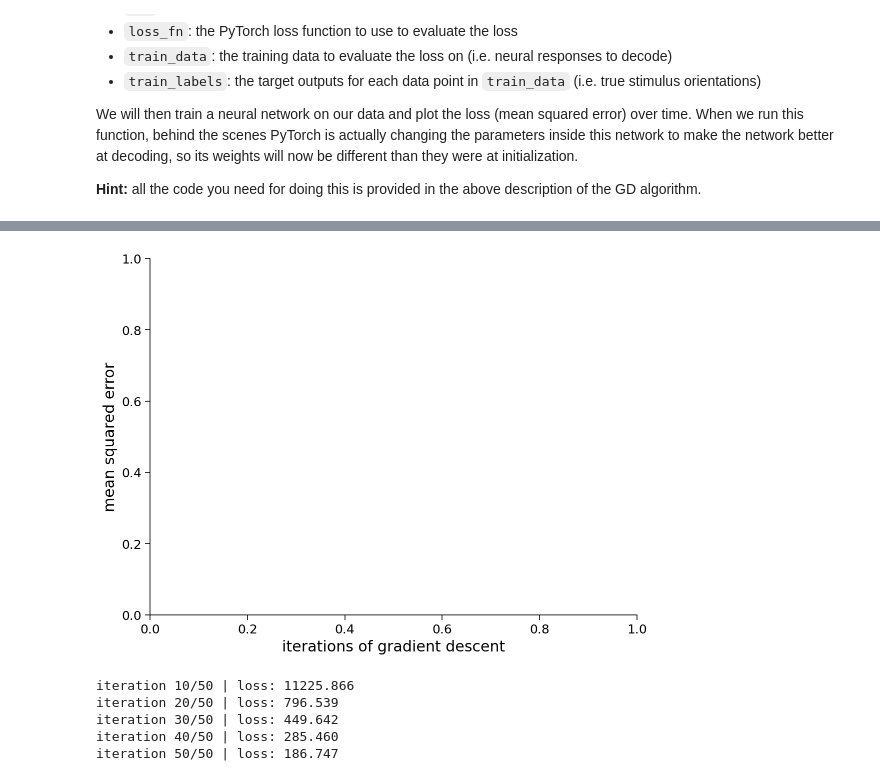
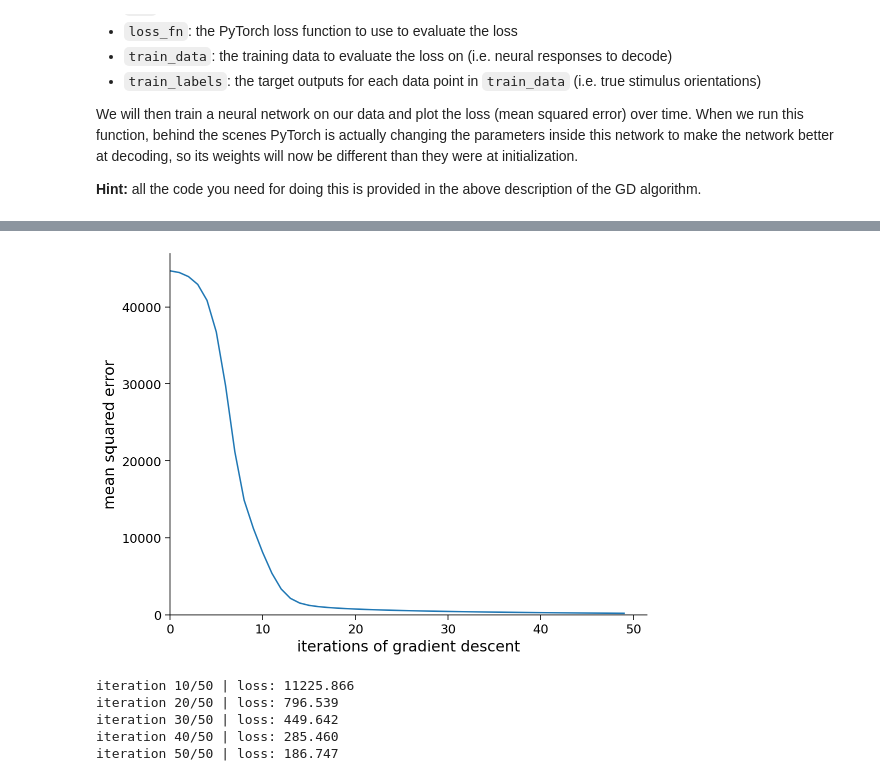
Before and after one commit to RajanDasgupta/course-content, a Jupyter notebook: tutorials/W3D4_DeepLearning1/W3D4_Tutorial1.ipynb, the cells around one changed output, grey strips where cells are left out. Cells and saved outputs as stored; diff of their text form; code cells hidden in the pictures.

```diff
--- a/tutorials/W3D4_DeepLearning1/W3D4_Tutorial1.ipynb
+++ b/tutorials/W3D4_DeepLearning1/W3D4_Tutorial1.ipynb
@@ -455,11 +455,11 @@ class DeepNetReLU(nn.Module):
     ## TO DO for students: write code for computing network output using a
     ## rectified linear activation function for the hidden units
     # Fill out function and remove
-    raise NotImplementedError("Student exercise: complete DeepNetReLU forward")
+#     raise NotImplementedError("Student exercise: complete DeepNetReLU forward")
     ############################################################################
 
-    h = ...
-    y = ...
+    h = torch.relu(self.in_layer(r))
+    y = self.out_layer(h)
 
     return y
 
@@ -474,11 +474,11 @@ r, ori = get_data(1, resp_train, stimuli_train)
 # Uncomment to test your class
 
 # Initialize deep network with M=20 hidden units and uncomment lines below
-# net = DeepNetReLU(...)
+net = DeepNetReLU(n_neurons, 20)
 
 # Decode orientation from these neural responses using initialized network
 # net(r) is equivalent to net.forward(r)
-# out = net(r)
+out = net(r)
 
-# print('decoded orientation: %.2f degrees' % out)
-# print('true orientation: %.2f degrees' % ori)
+print('decoded orientation: %.2f degrees' % out)
+print('true orientation: %.2f degrees' % ori)
@@ -703,18 +708,19 @@ def train(net, loss_fn, train_data, train_labels, n_iter=50, learning_rate=1e-4)
 
     ######################################################################
     ## TO DO for students: fill in missing code for GD iteration
-    raise NotImplementedError("Student exercise: write code for GD iterations")
+#     raise NotImplementedError("Student exercise: write code for GD iterations")
     ######################################################################
 
     # Evaluate loss using loss_fn
-    out = ...  # compute network output from inputs in train_data
-    loss = ...  # evaluate loss function
+    out = net(train_data)  # compute network output from inputs in train_data
+    loss = loss_fn(out, train_labels)  # evaluate loss function
 
     # Compute gradients
-    ...
+    optimizer.zero_grad()
+    loss.backward()
 
     # Update weights
-    ...
+    optimizer.step()
 
     # Store current value of loss
     track_loss.append(loss.item())  # .item() needed to transform the tensor output of loss_fn to a scalar
@@ -736,10 +742,10 @@ net = DeepNetReLU(n_neurons, 20)
 loss_fn = nn.MSELoss()
 
 # Run GD on data
-#train_loss = train(net, loss_fn, resp_train, stimuli_train)
+train_loss = train(net, loss_fn, resp_train, stimuli_train)
 
 # Plot the training loss over iterations of GD
-#plt.plot(train_loss)
+plt.plot(train_loss)
 plt.xlim([0, None])
 plt.ylim([0, None])
 plt.xlabel('iterations of gradient descent')
@@ -749,4 +760,4 @@ plt.show()
-[figure, old version]
+[figure, new version]
 # %%
 # to_remove solution
 
```
Also changed, not shown: parts of 6 cells of this notebook, 4 other files.
